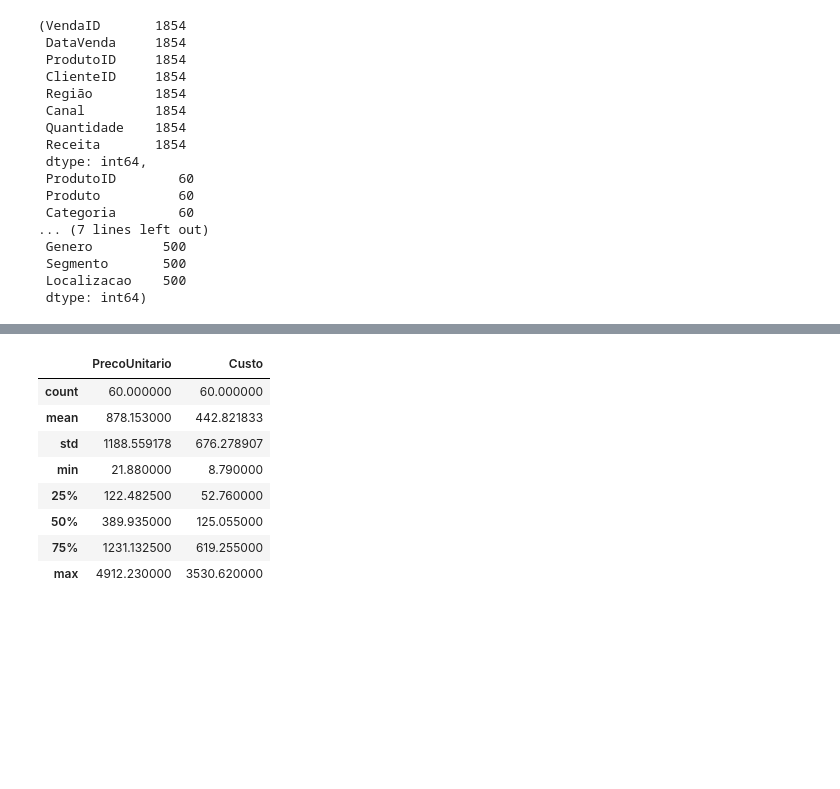
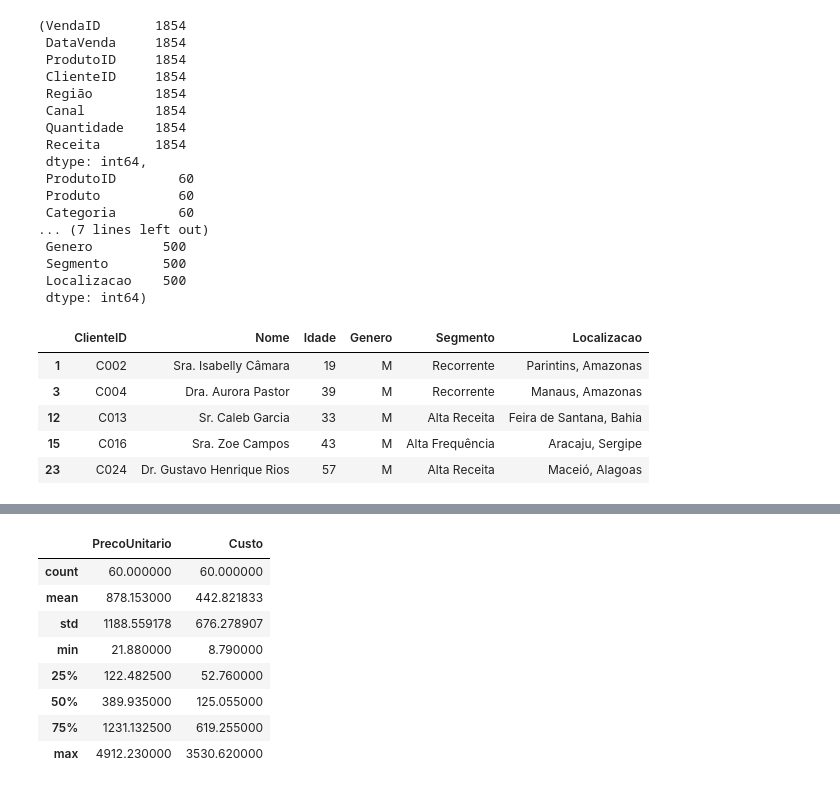
Before and after one commit to wendellbarcelos/Analise_Vendas_e_Performance, a Jupyter notebook: Analises.ipynb, the cells around one changed output, grey strips where cells are left out. Cells and saved outputs as stored; diff of their text form; code cells hidden in the pictures; blank space fills up the shorter version.

Commit message:
Tratamentos dos Pronomes

```diff
--- a/Analises.ipynb
+++ b/Analises.ipynb
@@ -162,3 +169,14 @@ vendas.isna().count(), produtos.isna().count(), clientes.isna().count()
  Segmento       500
  Localizacao    500
  dtype: int64)
+# %%
+# Visualizando os nomes que contém pronomes ( Dr, Dra, Sr, Sra, Srta) - necessário tratamento
+resultado = clientes[clientes['Nome'].str.contains(r'\.', na=False)]
+resultado.loc[resultado['Genero'] == 'M'].head(5)
+# %% [output]
+|  | ClienteID | Nome | Idade | Genero | Segmento | Localizacao |
+| 1 | C002 | Sra. Isabelly Câmara | 19 | M | Recorrente | Parintins, Amazonas |
+| 3 | C004 | Dra. Aurora Pastor | 39 | M | Recorrente | Manaus, Amazonas |
+| 12 | C013 | Sr. Caleb Garcia | 33 | M | Alta Receita | Feira de Santana, Bahia |
+| 15 | C016 | Sra. Zoe Campos | 43 | M | Alta Frequência | Aracaju, Sergipe |
+| 23 | C024 | Dr. Gustavo Henrique Rios | 57 | M | Alta Receita | Maceió, Alagoas |
```
Also changed, not shown: parts of 11 cells of this notebook, 1 other file.
